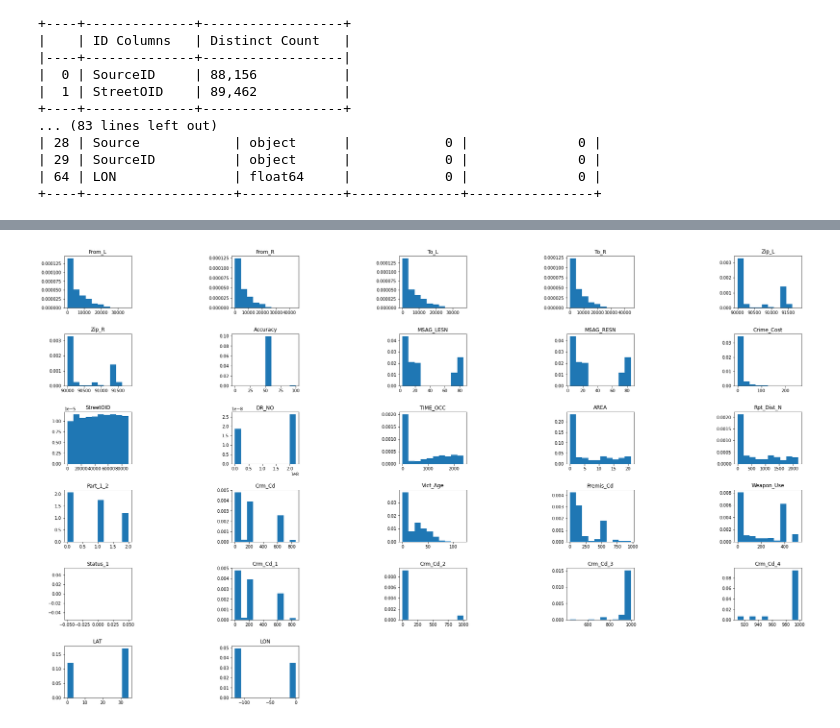
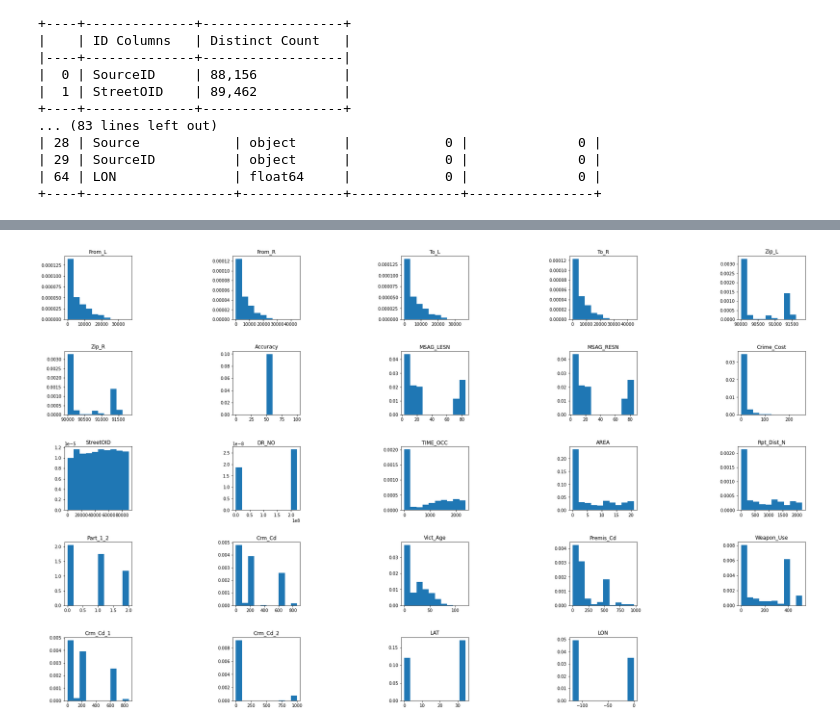
Before and after one commit to MSADS-Capstone/navigating_crime, a Jupyter notebook: Code Library/data_exploration/data_exploration.ipynb, the cells around one changed output, grey strips where cells are left out. Cells and saved outputs as stored; diff of their text form; code cells hidden in the pictures.

Commit message:
updated notebook and reports for posterity

```diff
--- a/Code Library/data_exploration/data_exploration.ipynb
+++ b/Code Library/data_exploration/data_exploration.ipynb
@@ -27,8 +27,8 @@ eda_path
 # %% [output]
 '/content/drive/Shared drives/Capstone - Best Group/navigating_crime/Code Library/data_exploration'
 # %%
-data_path = '/content/drive/Shared drives/Capstone - Best Group/navigating_crime/Dataset/' +\
-            'Capstone_LACity_Walking_Streets_With_Crimes.csv'
+data_path = 'https://raw.githubusercontent.com/MSADS-Capstone/navigating_crime/'\
+          + 'main/Dataset/Capstone_LACity_Walking_Streets_With_Crimes.csv'
 # %%
 # read in the csv file to a dataframe using pandas
 df = pd.read_csv(data_path)
@@ -163,52 +163,50 @@ def build_report(df):
   log_txt.append(header13)
 
   # Features' Data Types and Their Respective Null Counts
-  data_types = df.dtypes
+  dat_type = df.dtypes
 
   # create a new dataframe to inspect data types
-  data_types = pd.DataFrame(data_types)
+  dat_type = pd.DataFrame(dat_type)
 
   # sum the number of nulls per column in df
-  data_types['Null_Values'] = df.isnull().sum()
+  dat_type['Null_Values'] = df.isnull().sum()
 
   # reset index w/ inplace = True for more efficient memory usage
-  data_types.reset_index(inplace=True)
+  dat_type.reset_index(inplace=True)
 
   # percentage of null values is produced and cast to new variable
-  data_types['perc_null'] = round(data_types['Null_Values'] / len(df)*100,0)
-
+  dat_type['perc_null'] = round(dat_type['Null_Values'] / len(df)*100,0)
 
   # columns are renamed for a cleaner appearance
-  data_types = data_types.rename(columns={0:'Data Type',
+  dat_type = dat_type.rename(columns={0:'Data Type',
                                             'index': 'Column/Variable',
                                             'Null_Values': '# of Nulls',
                                             'perc_null': 'Percent Null'})
 
   # sort null values in descending order
-  data_types = data_types.sort_values(by=['# of Nulls'], ascending=False)
-
+  data_types = dat_type.sort_values(by=['# of Nulls'], ascending=False)
 
   # output data types (show the output for it)
   data_types = tabulate(data_types, headers='keys', tablefmt='psql')
   print(data_types)
+
   log_txt.append(data_types)
-
   report = pd.DataFrame({'LA City Walking Streets With Crimes Data Report'
                          :log_txt})
-  return report
+  return dat_type, report
 # %%
 # pass the build_report function to a new variable named report
-report = build_report(df)
+data_report = build_report(df)
 
 ## DEFINING WHAT GETS SENT OUT
 
 # save report to .txt file
-report.to_csv(eda_path+'/report.txt',
+data_report[1].to_csv(eda_path+'/data_report.txt',
               index=False, sep="\t",
               quoting=csv.QUOTE_NONE,  quotechar='', escapechar='\t')
 
 # # save report to .rtf file
-report.to_csv(eda_path+'/report.rtf',
+data_report[1].to_csv(eda_path+'/data_report.rtf',
               index=False, sep="\t",
               quoting=csv.QUOTE_NONE, quotechar='', escapechar='\t')
 # %% [output]
@@ -246,0 +230,10 @@ Name: Status_1, Length: 164472, dtype: float64
+# %%
+# access data types from build_report() function
+data_types = data_report[0]
+
+# subsetting dataframe based on values that are not 100% null
+data_subset = data_types[data_types['Percent Null'] < 100] & d
+
+data_subset = data_subset['Column/Variable'].to_list()
+df_subset = df[data_subset]
+df_subset.columns
@@ -247,8 +253,8 @@ Name: Status_1, Length: 164472, dtype: float64
 # %%
 # create histograms for development data to inspect distributions
-df.hist(figsize=(30,16), grid=False, density=True)
+df_subset.hist(figsize=(30,16), grid=False, density=True)
 plt.subplots_adjust(left=0.1, bottom=0.1, right=0.9,
                     top=1, wspace=1.5, hspace=0.5)
 plt.show()
 # %% [output]
-[figure, old version]
+[figure, new version]
```
Also changed, not shown: parts of 2 cells of this notebook, 2 other files.
